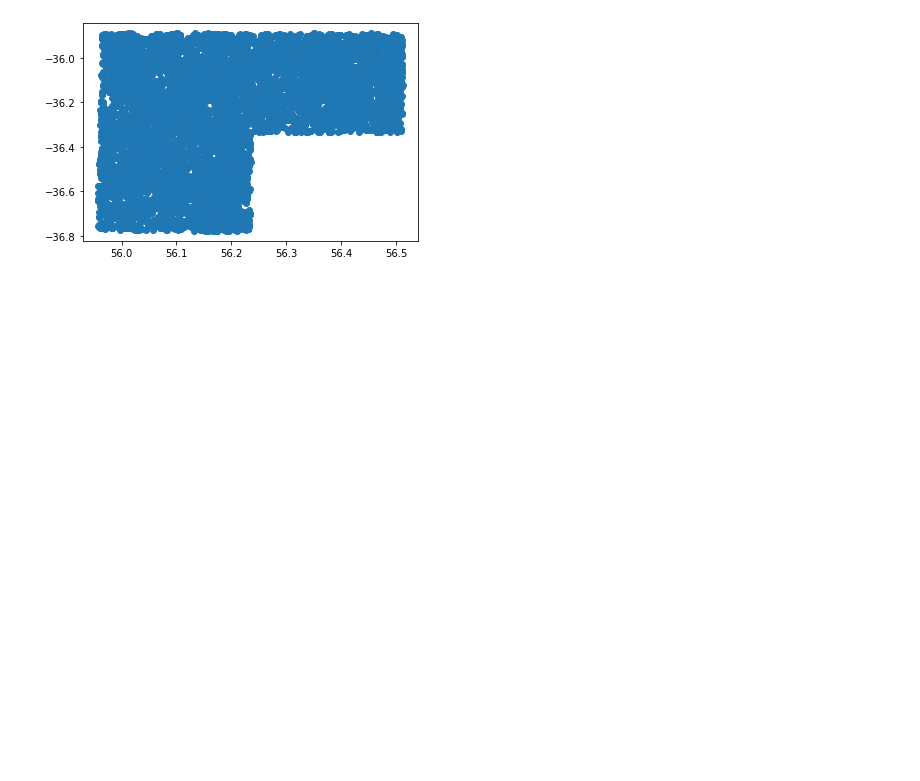
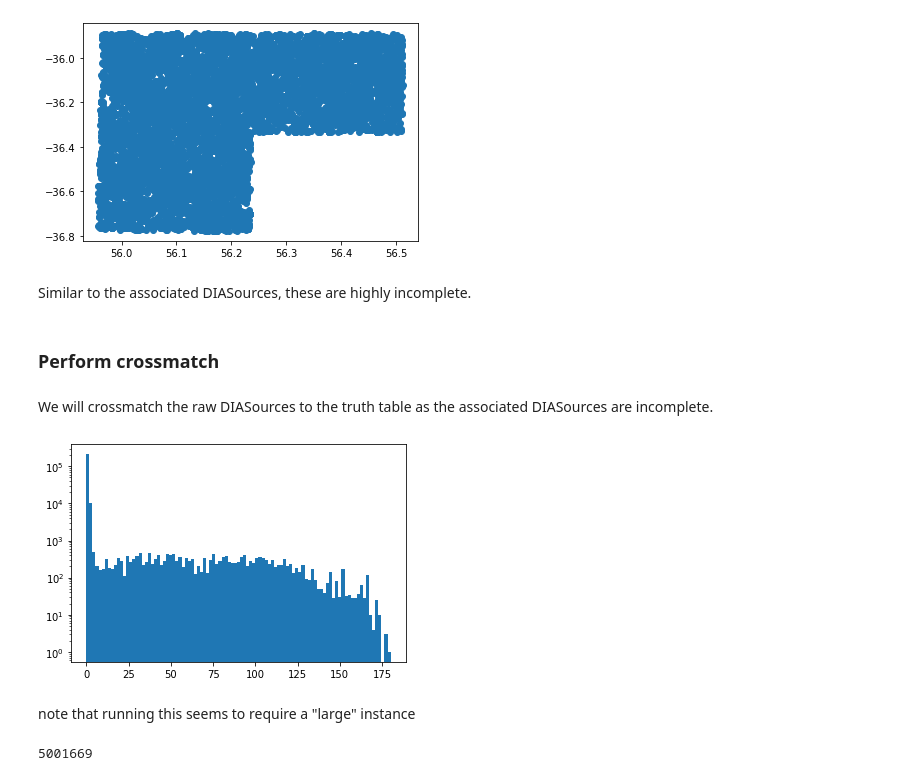
Before and after one commit to lsst-dm/ap_pipe-notebooks, a Jupyter notebook: notebooks/PREOPS-559_DC2_DIASource_Match.ipynb, the cells around one changed output. Cells and saved outputs as stored; diff of their text form; code cells hidden in the pictures; blank space fills up the shorter version.

Commit message:
crossmatch

```diff
--- a/notebooks/PREOPS-559_DC2_DIASource_Match.ipynb
+++ b/notebooks/PREOPS-559_DC2_DIASource_Match.ipynb
@@ -325,3 +329,22 @@ plt.scatter(dfo.ra,dfo.decl)
 # %% [output]
 <matplotlib.collections.PathCollection at 0x...>
 [figure]
+# %% [markdown]
+Similar to the associated DIASources, these are highly incomplete.
+# %% [markdown]
+### Perform crossmatch
+# %% [markdown]
+We will crossmatch the raw DIASources to the truth table as the associated DIASources are incomplete.
+# %%
+idx, d2d, d3d = diaSourcesc.match_to_catalog_sky(truthsc)
+# %%
+# get back into pandas.  Let's include all the matches, for ease, and then subset to the ones that matched later
+df['truth_xmatch_dist_arcsec'] = d2d.to_value(u.arcsecond)
+df['truth_xmatch_idx'] = truth.iloc[idx].index
+# %%
+_ = plt.hist(df['truth_xmatch_dist_arcsec'],bins=np.linspace(0,180,100))
+plt.gca().set_yscale('log')
+# %% [output]
+[figure, added]
+# %% [markdown]
+note that running this seems to require a "large" instance
@@ -327,0 +353,4 @@ plt.scatter(dfo.ra,dfo.decl)
+# %%
+len(dfm)
+# %% [output]
+5001669
```
Also changed, not shown: parts of 18 cells of this notebook.
